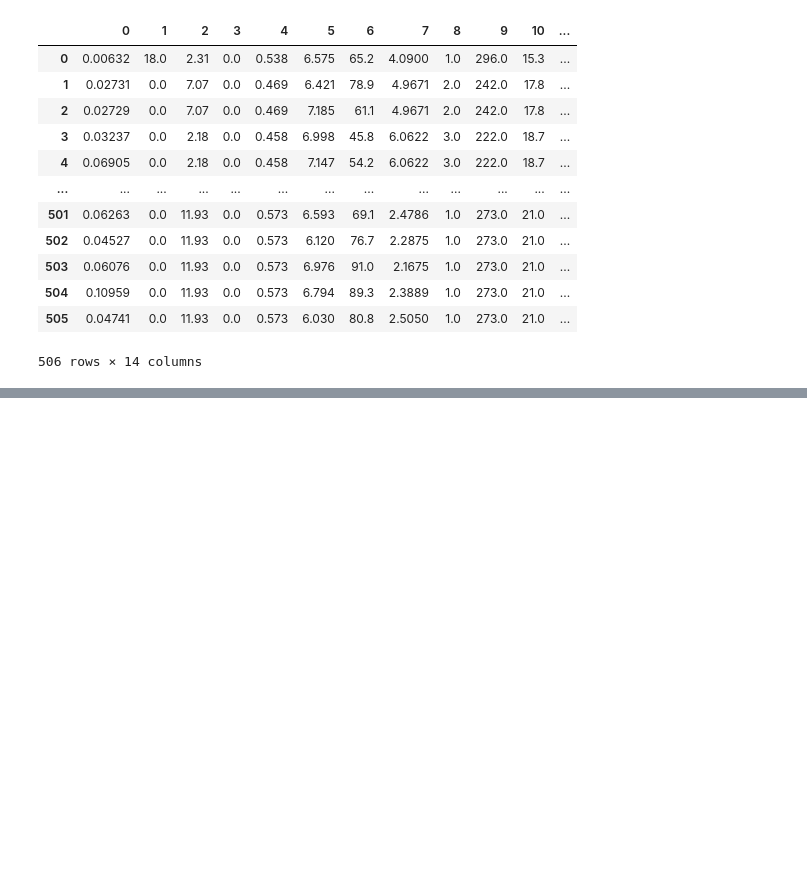
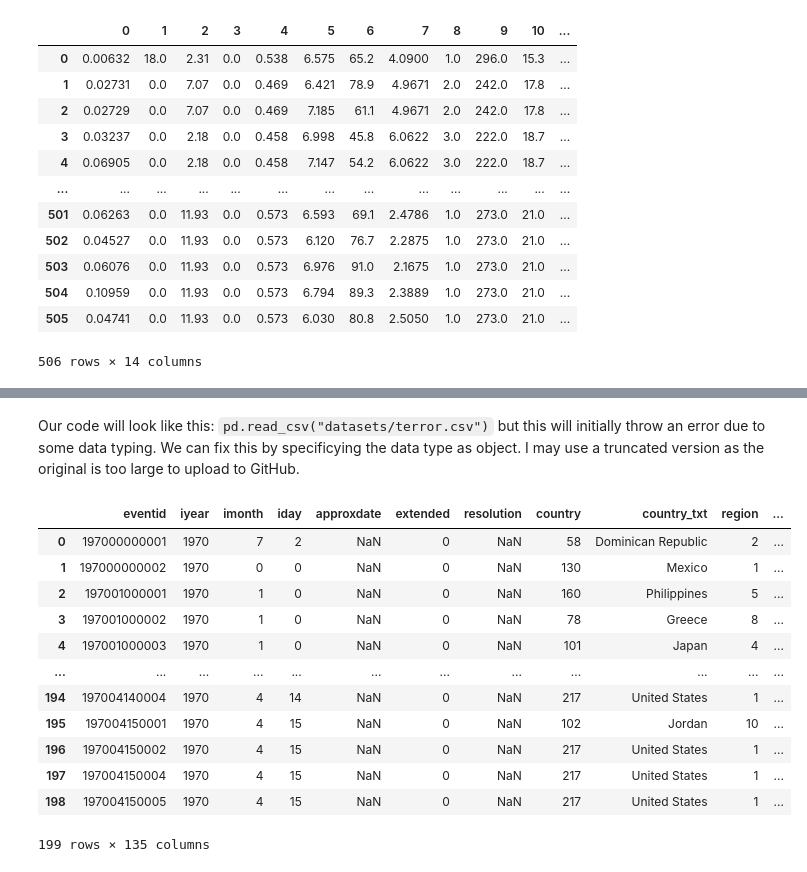
Before and after one commit to CalebCurry/ml-intro, a Jupyter notebook: Intro to ML.ipynb, the cells around one changed output, grey strips where cells are left out. Cells and saved outputs as stored; diff of their text form; code cells hidden in the pictures; blank space fills up the shorter version.

````diff
--- a/Intro to ML.ipynb
+++ b/Intro to ML.ipynb
@@ -849,0 +1046,18 @@ This is interesting, but not really useful. It just shows that you're able to cu
+# %% [markdown]
+Our code will look like this: ```pd.read_csv("datasets/terror.csv")``` but this will initially throw an error due to some data typing. We can fix this by specificying the data type as object. I may use a truncated version as the original is too large to upload to GitHub.
+# %%
+pd.read_csv("datasets/terror-trunc.csv", dtype=object)
+# %% [output]
+|  | eventid | iyear | imonth | iday | approxdate | extended | resolution | country | country_txt | region | ... |
+| 0 | 197000000001 | 1970 | 7 | 2 | NaN | 0 | NaN | 58 | Dominican Republic | 2 | ... |
+| 1 | 197000000002 | 1970 | 0 | 0 | NaN | 0 | NaN | 130 | Mexico | 1 | ... |
+| 2 | 197001000001 | 1970 | 1 | 0 | NaN | 0 | NaN | 160 | Philippines | 5 | ... |
+| 3 | 197001000002 | 1970 | 1 | 0 | NaN | 0 | NaN | 78 | Greece | 8 | ... |
+| 4 | 197001000003 | 1970 | 1 | 0 | NaN | 0 | NaN | 101 | Japan | 4 | ... |
+| ... | ... | ... | ... | ... | ... | ... | ... | ... | ... | ... | ... |
+| 194 | 197004140004 | 1970 | 4 | 14 | NaN | 0 | NaN | 217 | United States | 1 | ... |
+| 195 | 197004150001 | 1970 | 4 | 15 | NaN | 0 | NaN | 102 | Jordan | 10 | ... |
+| 196 | 197004150002 | 1970 | 4 | 15 | NaN | 0 | NaN | 217 | United States | 1 | ... |
+| 197 | 197004150004 | 1970 | 4 | 15 | NaN | 0 | NaN | 217 | United States | 1 | ... |
+| 198 | 197004150005 | 1970 | 4 | 15 | NaN | 0 | NaN | 217 | United States | 1 | ... |
+199 rows × 135 columns
````
Also changed, not shown: parts of 28 cells of this notebook, 2 other files.
